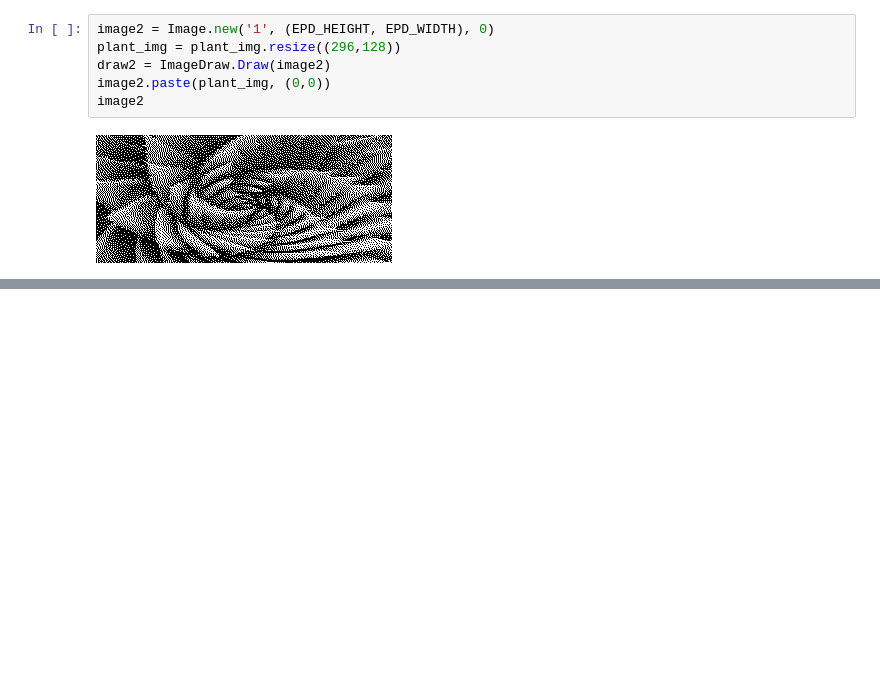
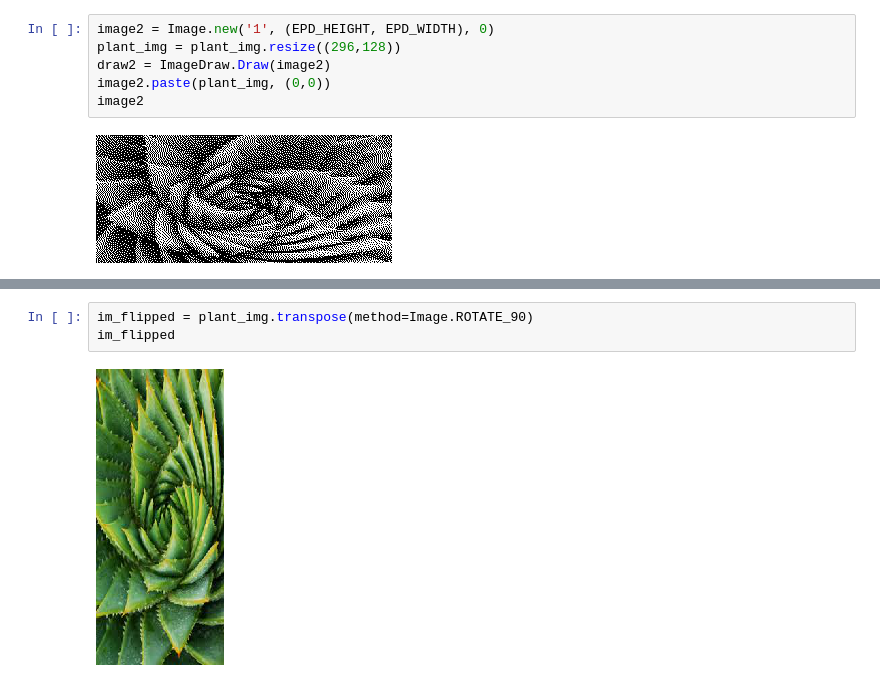
Before and after one commit to fbacinello/raspberry, a Jupyter notebook: bike/conda/Display tests.ipynb, the cells around one changed output, grey strips where cells are left out. Saved outputs shown, nothing was run; the diff lists cells and outputs as text; blank space fills up the shorter version.

```diff
--- a/bike/conda/Display tests.ipynb
+++ b/bike/conda/Display tests.ipynb
@@ -40,0 +74,5 @@ ValueError: cannot determine region size; use 4-item box
+# %%
+im_flipped = plant_img.transpose(method=Image.ROTATE_90)
+im_flipped
+# %% [output]
+[figure, added]
```
Also changed, not shown: parts of 8 cells of this notebook, 30 other files.
